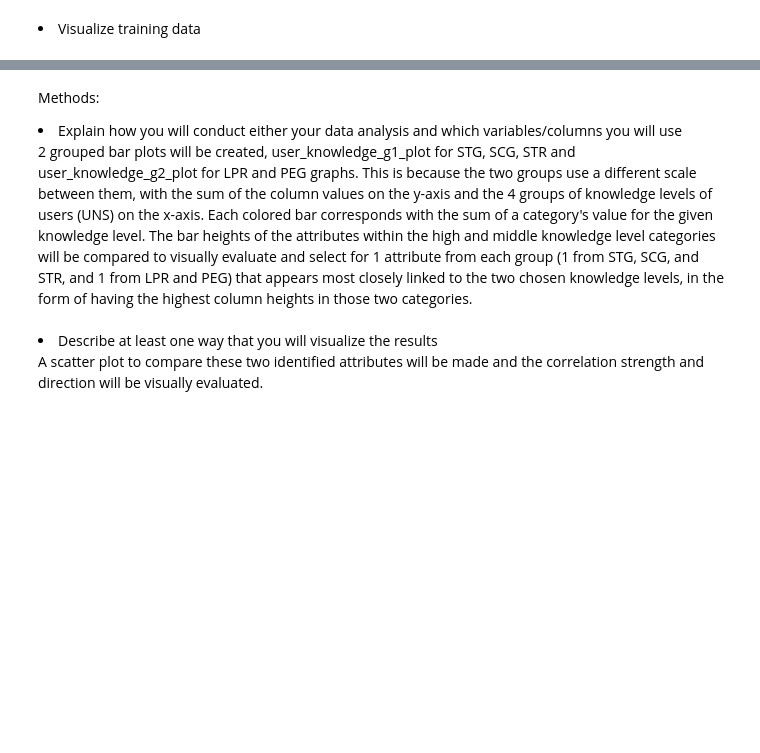
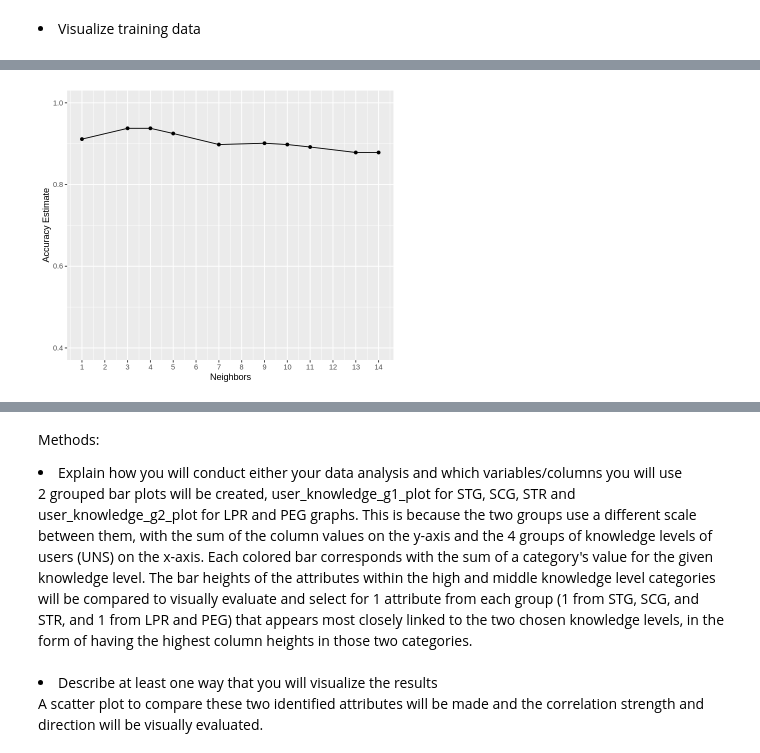
Before and after one commit to moirarenata/Analysis-of-Attributes-Relating-to-User-Knowledge-Levels-Pertaining-to-DC-Machines-in-a-Given-Datase, a Jupyter notebook: project_actual_allvalues.ipynb, the cells around one changed output, grey strips where cells are left out. Cells and saved outputs as stored; diff of their text form; code cells hidden in the pictures; blank space fills up the shorter version.

```diff
--- a/project_actual_allvalues.ipynb
+++ b/project_actual_allvalues.ipynb
@@ -283,0 +315,30 @@ Picking joint bandwidth of 0.0294
+# %%
+knowledge_recipe <- recipe(UNS ~ PEG + LPR + SCG, data = knowledge_data_training)
+
+knowledge_tune <- nearest_neighbor(weight_func = "rectangular", neighbors = tune()) %>%
+       set_engine("kknn") %>%
+       set_mode("classification")
+
+knowledge_vfold <- vfold_cv(knowledge_data_training, v = 5, strata = UNS)
+
+knowledge_results <- workflow() %>%
+       add_recipe(knowledge_recipe) %>%
+       add_model(knowledge_tune) %>%
+       tune_grid(resamples = knowledge_vfold, grid = 10) %>%
+       collect_metrics()
+
+options(repr.plot.height = 5, repr.plot.width = 6)
+
+accuracies <- knowledge_results %>%
+       filter(.metric == "accuracy")
+
+accuracies_plot <- ggplot(accuracies, aes(x = neighbors, y = mean)) +
+       geom_point() +
+       geom_line() +
+       labs(x = "Neighbors", y = "Accuracy Estimate") +
+       scale_x_continuous(breaks = seq(0, 14, by = 1)) +
+       scale_y_continuous(limits = c(0.4, 1.0))
+
+accuracies_plot
+# %% [output]
+[figure, added]
```
Also changed, not shown: parts of 6 cells of this notebook.
